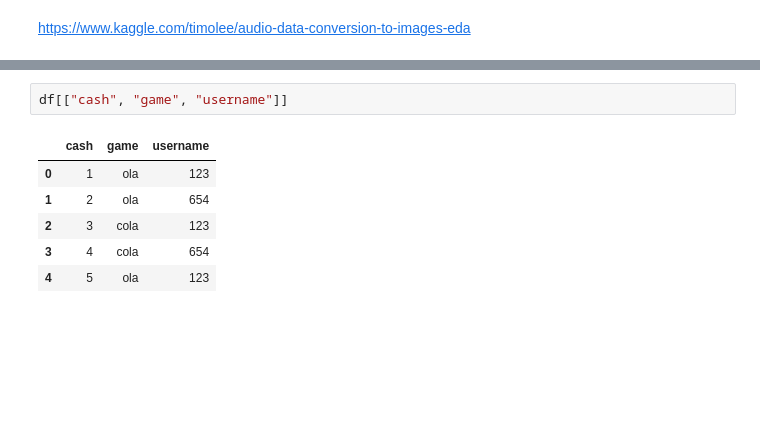
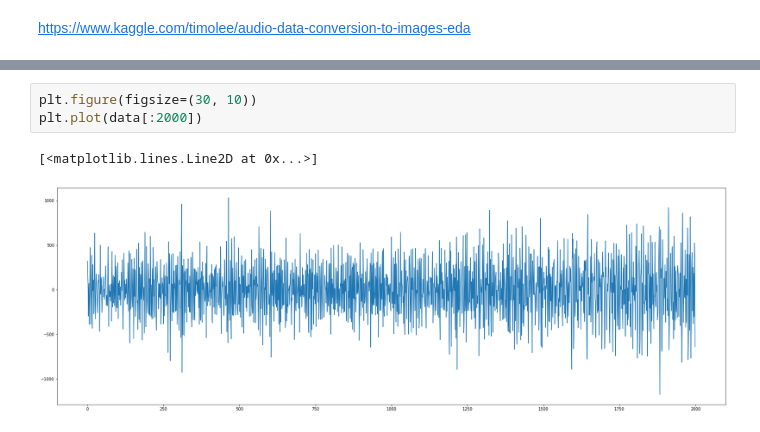
Before and after one commit to JorgeRodri/WhaleClassification, a Jupyter notebook: Spectogram_examples.ipynb, the cells around one changed output, grey strips where cells are left out. Cells and saved outputs as stored; diff of their text form; blank space fills up the shorter version.

```diff
--- a/Spectogram_examples.ipynb
+++ b/Spectogram_examples.ipynb
@@ -302,9 +203,6 @@ print(links_to_images(url))
-# %%
-df[["cash", "game", "username"]]
-# %% [output]
-|  | cash | game | username |
-| 0 | 1 | ola | 123 |
-| 1 | 2 | ola | 654 |
-| 2 | 3 | cola | 123 |
-| 3 | 4 | cola | 654 |
-| 4 | 5 | ola | 123 |
+# %%
+plt.figure(figsize=(30, 10))
+plt.plot(data[:2000])
+# %% [output]
+[<matplotlib.lines.Line2D at 0x...>]
+[figure, added]
```
Also changed, not shown: parts of 17 cells of this notebook, 4 other files.
